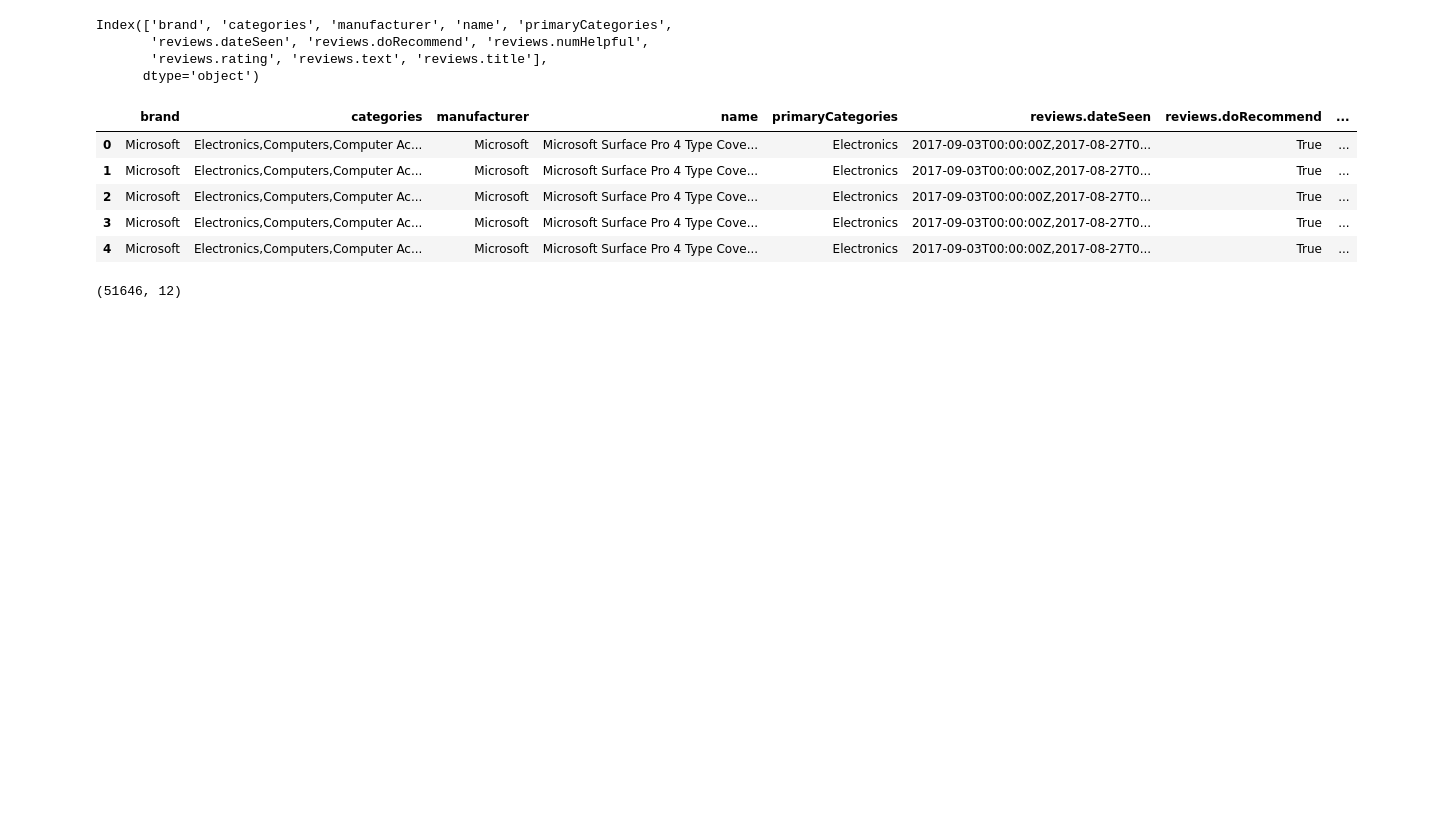
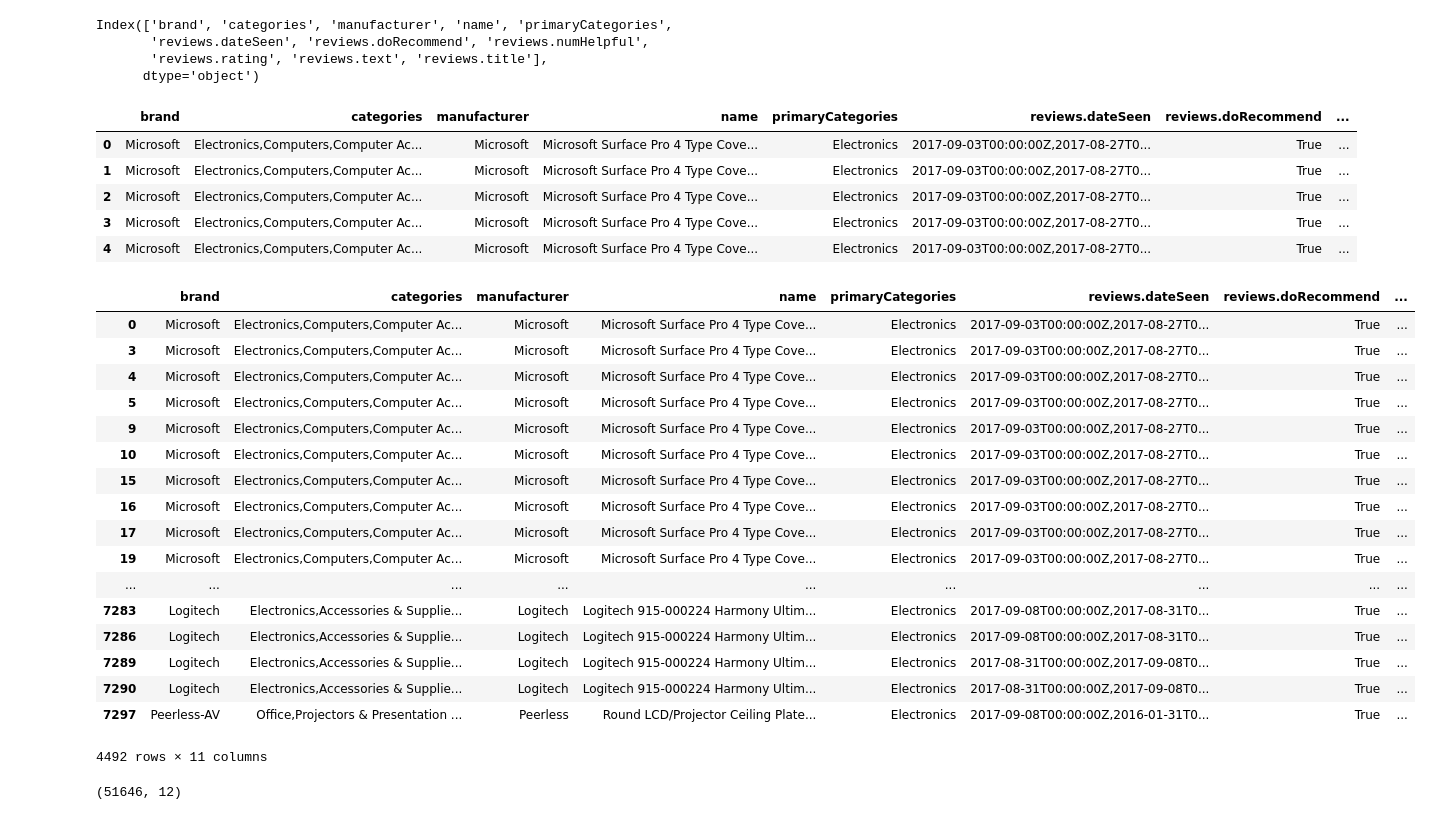
Before and after one commit to Data-Science-Proj/SalesStats, a Jupyter notebook: Explanatory analysis for Question 3.ipynb, the cells around one changed output. Cells and saved outputs as stored; diff of their text form; code cells hidden in the pictures; blank space fills up the shorter version.

```diff
--- a/Explanatory analysis for Question 3.ipynb
+++ b/Explanatory analysis for Question 3.ipynb
@@ -41,7 +46,26 @@ data_df.head(5)
 # %%
 mask = data_df['reviews.rating'] == 5.0
 brand_df = data_df.loc[mask]
-#brand_df
+brand_df
+# %% [output]
+|  | brand | categories | manufacturer | name | primaryCategories | reviews.dateSeen | reviews.doRecommend | ... |
+| 0 | Microsoft | Electronics,Computers,Computer Ac... | Microsoft | Microsoft Surface Pro 4 Type Cove... | Electronics | 2017-09-03T00:00:00Z,2017-08-27T0... | True | ... |
+| 3 | Microsoft | Electronics,Computers,Computer Ac... | Microsoft | Microsoft Surface Pro 4 Type Cove... | Electronics | 2017-09-03T00:00:00Z,2017-08-27T0... | True | ... |
+| 4 | Microsoft | Electronics,Computers,Computer Ac... | Microsoft | Microsoft Surface Pro 4 Type Cove... | Electronics | 2017-09-03T00:00:00Z,2017-08-27T0... | True | ... |
+| 5 | Microsoft | Electronics,Computers,Computer Ac... | Microsoft | Microsoft Surface Pro 4 Type Cove... | Electronics | 2017-09-03T00:00:00Z,2017-08-27T0... | True | ... |
+| 9 | Microsoft | Electronics,Computers,Computer Ac... | Microsoft | Microsoft Surface Pro 4 Type Cove... | Electronics | 2017-09-03T00:00:00Z,2017-08-27T0... | True | ... |
+| 10 | Microsoft | Electronics,Computers,Computer Ac... | Microsoft | Microsoft Surface Pro 4 Type Cove... | Electronics | 2017-09-03T00:00:00Z,2017-08-27T0... | True | ... |
+| 15 | Microsoft | Electronics,Computers,Computer Ac... | Microsoft | Microsoft Surface Pro 4 Type Cove... | Electronics | 2017-09-03T00:00:00Z,2017-08-27T0... | True | ... |
+| 16 | Microsoft | Electronics,Computers,Computer Ac... | Microsoft | Microsoft Surface Pro 4 Type Cove... | Electronics | 2017-09-03T00:00:00Z,2017-08-27T0... | True | ... |
+| 17 | Microsoft | Electronics,Computers,Computer Ac... | Microsoft | Microsoft Surface Pro 4 Type Cove... | Electronics | 2017-09-03T00:00:00Z,2017-08-27T0... | True | ... |
+| 19 | Microsoft | Electronics,Computers,Computer Ac... | Microsoft | Microsoft Surface Pro 4 Type Cove... | Electronics | 2017-09-03T00:00:00Z,2017-08-27T0... | True | ... |
+| ... | ... | ... | ... | ... | ... | ... | ... | ... |
+| 7283 | Logitech | Electronics,Accessories & Supplie... | Logitech | Logitech 915-000224 Harmony Ultim... | Electronics | 2017-09-08T00:00:00Z,2017-08-31T0... | True | ... |
+| 7286 | Logitech | Electronics,Accessories & Supplie... | Logitech | Logitech 915-000224 Harmony Ultim... | Electronics | 2017-09-08T00:00:00Z,2017-08-31T0... | True | ... |
+| 7289 | Logitech | Electronics,Accessories & Supplie... | Logitech | Logitech 915-000224 Harmony Ultim... | Electronics | 2017-08-31T00:00:00Z,2017-09-08T0... | True | ... |
+| 7290 | Logitech | Electronics,Accessories & Supplie... | Logitech | Logitech 915-000224 Harmony Ultim... | Electronics | 2017-08-31T00:00:00Z,2017-09-08T0... | True | ... |
+| 7297 | Peerless-AV | Office,Projectors & Presentation ... | Peerless | Round LCD/Projector Ceiling Plate... | Electronics | 2017-09-08T00:00:00Z,2016-01-31T0... | True | ... |
+4492 rows × 11 columns
 # %%
 data_duplrem = data_df.drop_duplicates('brand')
 ## data_duplrem['brand']
```
Also changed, not shown: parts of 17 cells of this notebook.
